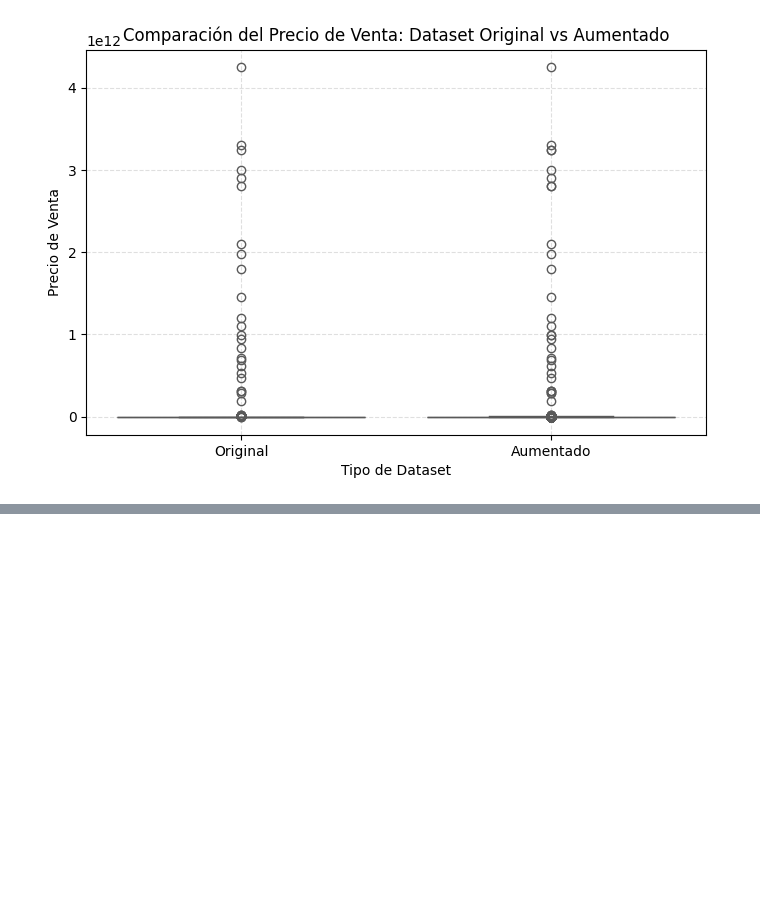
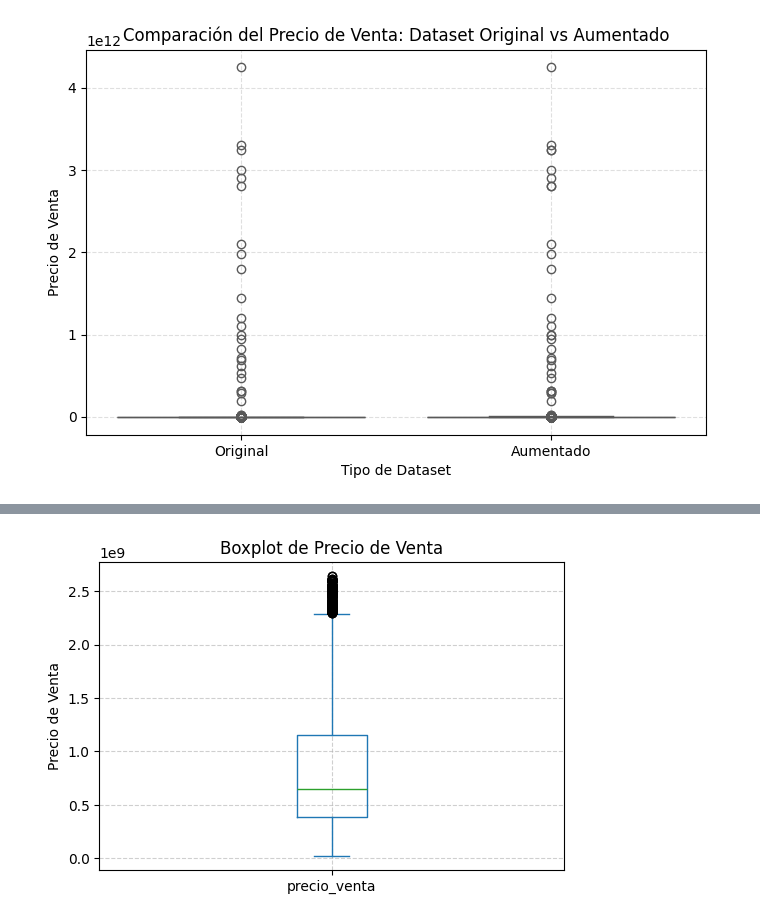
Before and after one commit to leodie1615/Taller2-Ciencia-Datos, a Jupyter notebook: taller2_final.ipynb, the cells around one changed output, grey strips where cells are left out. Saved outputs shown, nothing was run; the diff lists cells and outputs as text; code cells hidden in the pictures; blank space fills up the shorter version.

```diff
--- a/taller2_final.ipynb
+++ b/taller2_final.ipynb
@@ -163,11 +146,6 @@ Variables binarias que reflejan accesibilidad y calidad de vida
 | :--------------------- | :------------ | :------------------------------------------------------------------------------------------------------------------------------------------- |
 | `is_cerca_estacion_tm` | Binaria (0/1) | La cercanía al transporte público puede aumentar el valor por accesibilidad o disminuirlo por ruido; útil para explicar variaciones locales. |
 | `is_cerca_parque`      | Binaria (0/1) | Refleja proximidad a zonas verdes, lo que mejora la calidad de vida y suele elevar el valor percibido.                                       |
-# %%
-apartamentos_df_clean=apartamentos_df_clean[["area","habitaciones","banos","parqueaderos","administracion","latitud","longitud","estrato","estado","is_cerca_estacion_tm","is_cerca_parque","precio_venta"]]
-# %%
-apartamentos_df_clean['estado'] = apartamentos_df_clean['estado'].astype('category')
-apartamentos_df_clean = pd.get_dummies(apartamentos_df_clean, columns=['estado'], drop_first=True)
 # %% [markdown]
 ### Aumento de Data
 # %% [markdown]
@@ -1119,0 +259,23 @@ Hay una diferencia estadísticamente significativa en los tiempos de estadía en
+# %%
+import pandas as pd
+import numpy as np
+
+# Definir el tamaño del intervalo
+bin_size = 10_000_000  # 10 millones
+
+# Crear los límites (desde 0 hasta el máximo redondeado al siguiente múltiplo de 10 millones)
+max_value = apartamentos_df_clean['precio_venta'].max()
+bins = np.arange(0, max_value + bin_size, bin_size)
+
+# Crear las etiquetas (ej. 0-10M, 10M-20M, ...)
+labels = [f"{int(b/1e6)}M - {int((b+bin_size)/1e6)}M" for b in bins[:-1]]
+
+# Crear la nueva columna categórica
+apartamentos_df_clean['precio_venta_categoria'] = pd.cut(
+    apartamentos_df_clean['precio_venta'],
+    bins=bins,
+    labels=labels,
+    include_lowest=True
+)
+apartamentos_df_clean[['precio_venta', 'precio_venta_categoria']].head(10)
+apartamentos_df_clean['precio_venta_categoria'].value_counts().sort_index()
@@ -1119,0 +296,8 @@ Hay una diferencia estadísticamente significativa en los tiempos de estadía en
+# %%
+apartamentos_df_clean['precio_venta'].plot(kind='box', figsize=(6, 4))
+plt.title('Boxplot de Precio de Venta')
+plt.ylabel('Precio de Venta')
+plt.grid(True, linestyle='--', alpha=0.6)
+plt.show()
+# %% [output]
+[figure, added]
```
Also changed, not shown: parts of 95 cells of this notebook.
